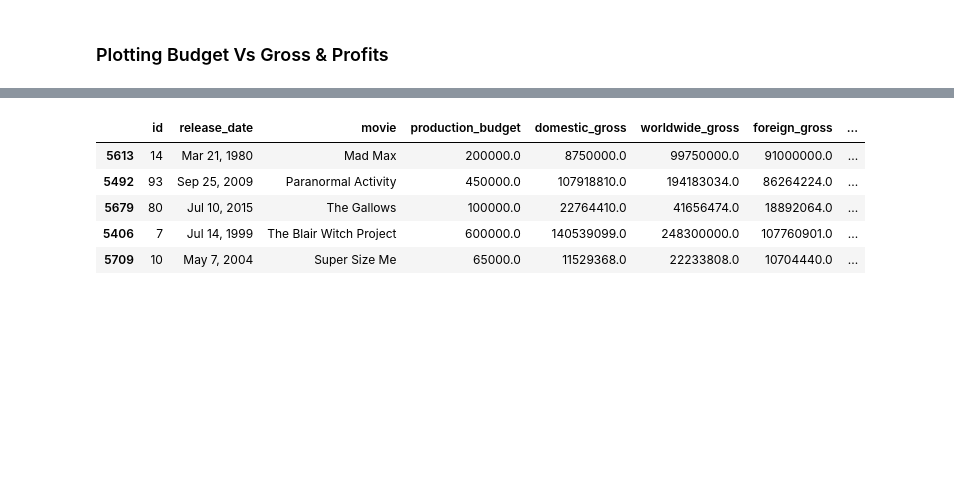
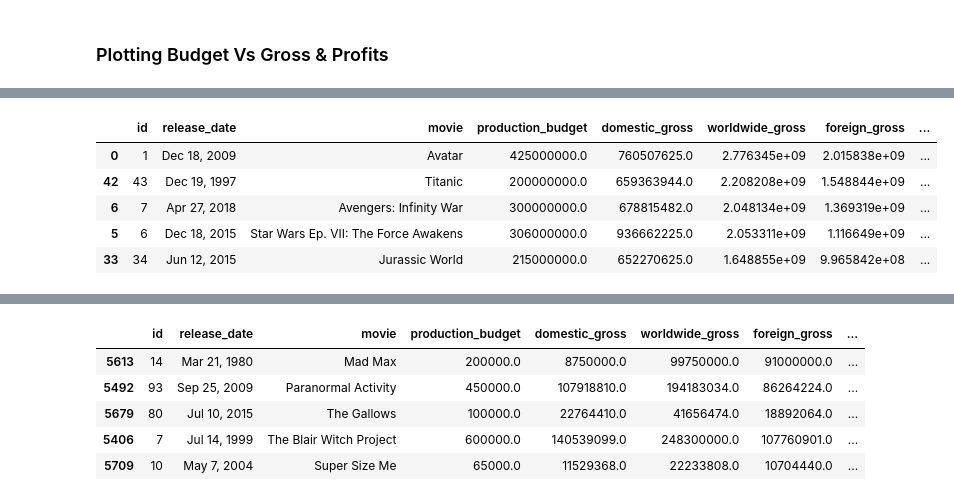
Before and after one commit to joshblumer/dsc-mod-1-project-v2-1-online-ds-sp-000, a Jupyter notebook: student.ipynb, the cells around one changed output, grey strips where cells are left out. Saved outputs shown, nothing was run; the diff lists cells and outputs as text; code cells hidden in the pictures; blank space fills up the shorter version.

```diff
--- a/student.ipynb
+++ b/student.ipynb
@@ -292,0 +309,12 @@ df2['production_budget'].corr(df2['worldwide_gross'])
+# %%
+# Make list of Top 500 films by profit
+
+top_500_p = df2.nlargest(500, 'profit_difference')
+top_500_p.head()
+# %% [output]
+|  | id | release_date | movie | production_budget | domestic_gross | worldwide_gross | foreign_gross | ... |
+| 0 | 1 | Dec 18, 2009 | Avatar | 425000000.0 | 760507625.0 | 2.776345e+09 | 2.015838e+09 | ... |
+| 42 | 43 | Dec 19, 1997 | Titanic | 200000000.0 | 659363944.0 | 2.208208e+09 | 1.548844e+09 | ... |
+| 6 | 7 | Apr 27, 2018 | Avengers: Infinity War | 300000000.0 | 678815482.0 | 2.048134e+09 | 1.369319e+09 | ... |
+| 5 | 6 | Dec 18, 2015 | Star Wars Ep. VII: The Force Awakens | 306000000.0 | 936662225.0 | 2.053311e+09 | 1.116649e+09 | ... |
+| 33 | 34 | Jun 12, 2015 | Jurassic World | 215000000.0 | 652270625.0 | 1.648855e+09 | 9.965842e+08 | ... |
```
Also changed, not shown: parts of 17 cells of this notebook, 10 other files.
